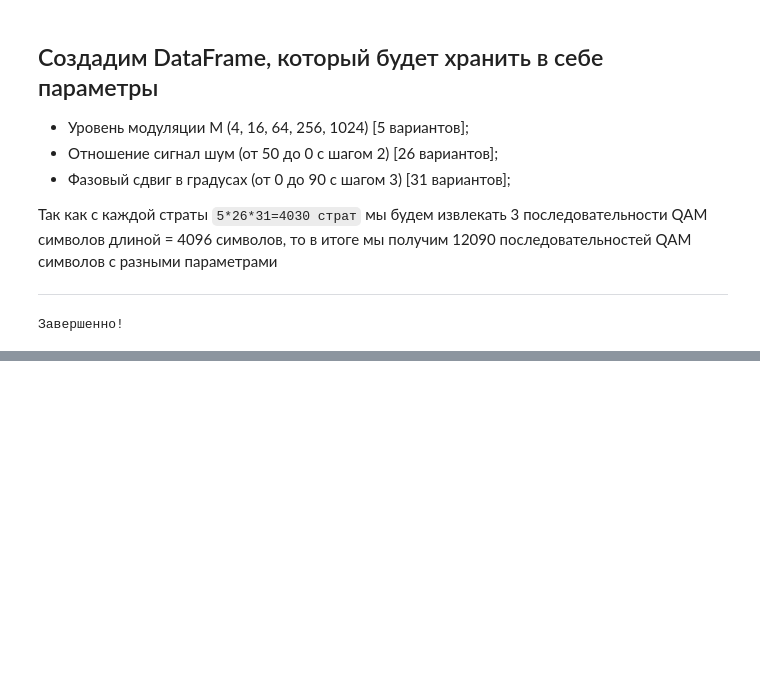
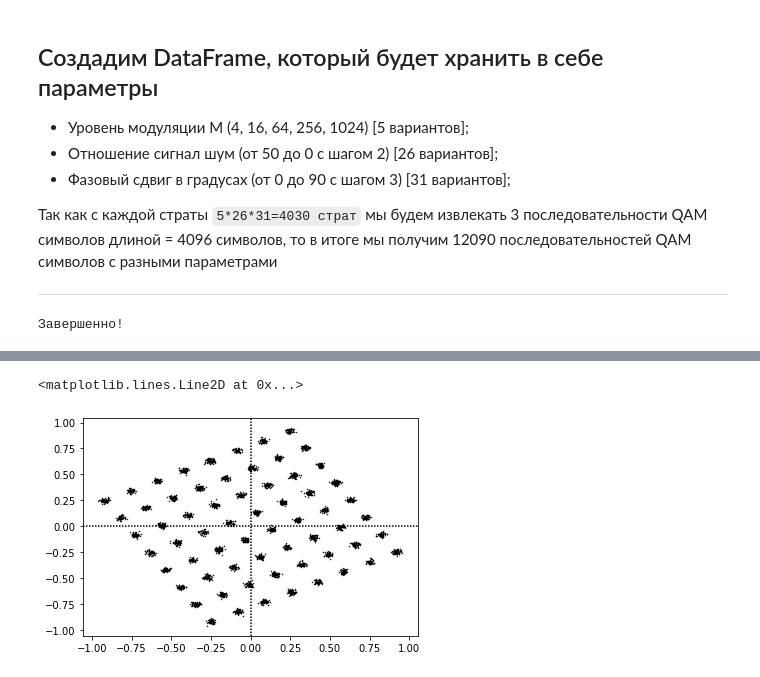
Before and after one commit to vladseve7n/Master_thesis, a Jupyter notebook: MT_1_Creating_Dataframe_with_QAM.ipynb, the cells around one changed output, grey strips where cells are left out. Cells and saved outputs as stored; diff of their text form; code cells hidden in the pictures; blank space fills up the shorter version.

```diff
--- a/MT_1_Creating_Dataframe_with_QAM.ipynb
+++ b/MT_1_Creating_Dataframe_with_QAM.ipynb
@@ -191,3 +191,28 @@ files.download('QAM_symbols_df.csv')
 # %% [output]
 [interactive output not drawn]
 [interactive output not drawn]
+# %%
+QAM_symbols_df = pd.read_pickle('/content/drive/MyDrive/Thesis/QAM_symbols_df.csv')
+# %%
+test = QAM_symbols_df[(QAM_symbols_df.M == 64) &
+                      (QAM_symbols_df.SNR == 30) &
+                      (QAM_symbols_df.Phase_shift == 30)] \
+                      .iloc[0].QAM_symbols
+# %%
+plt.scatter(test.real,
+            test.imag,
+            c='black',
+            marker='.',
+            s=1)
+
+# plt.scatter(qam_signals_df.apply(abs),
+#             qam_signals_df.apply(abs),
+#             c='blue',
+#             marker='*',
+#             s=20)
+
+plt.axhline(0, c='black', dashes=(1, 1))
+plt.axvline(0, c='black', dashes=(1, 1))
+# %% [output]
+<matplotlib.lines.Line2D at 0x...>
+[figure, added]
```
Also changed, not shown: parts of 7 cells of this notebook.
